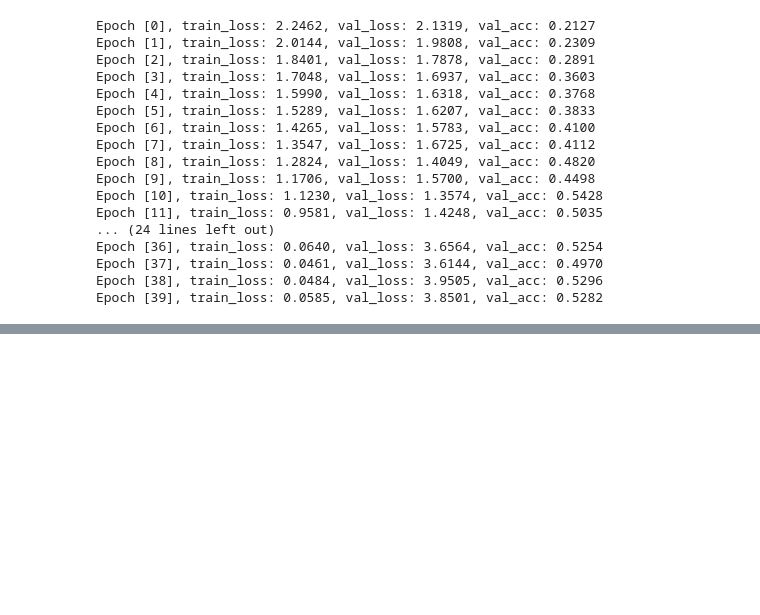
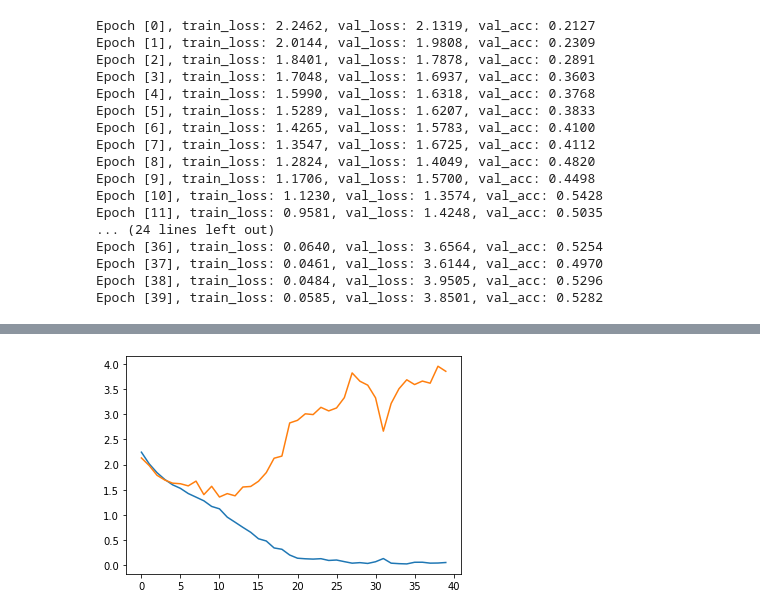
Before and after one commit to AndrewLi19/ML_Assignment, a Jupyter notebook: Assignment5/my_cifar10_CNN.ipynb, the cells around one changed output, grey strips where cells are left out. Saved outputs shown, nothing was run; the diff lists cells and outputs as text; code cells hidden in the pictures; blank space fills up the shorter version.

```diff
--- a/Assignment5/my_cifar10_CNN.ipynb
+++ b/Assignment5/my_cifar10_CNN.ipynb
@@ -357,0 +368,12 @@ Epoch [39], train_loss: 0.0585, val_loss: 3.8501, val_acc: 0.5282
+# %%
+def plot_losses(history):
+    x1=range(0,len(history))
+    y1 = [x['train_loss'] for x in history]
+    x2=x1
+    y2=[x['val_loss'] for x in history]
+    lineslist=plt.plot(x1,y1,x2,y2)
+    plt.show()
+# %%
+plot_losses(history)
+# %% [output]
+[figure, added]
```
Also changed, not shown: parts of 9 cells of this notebook.
